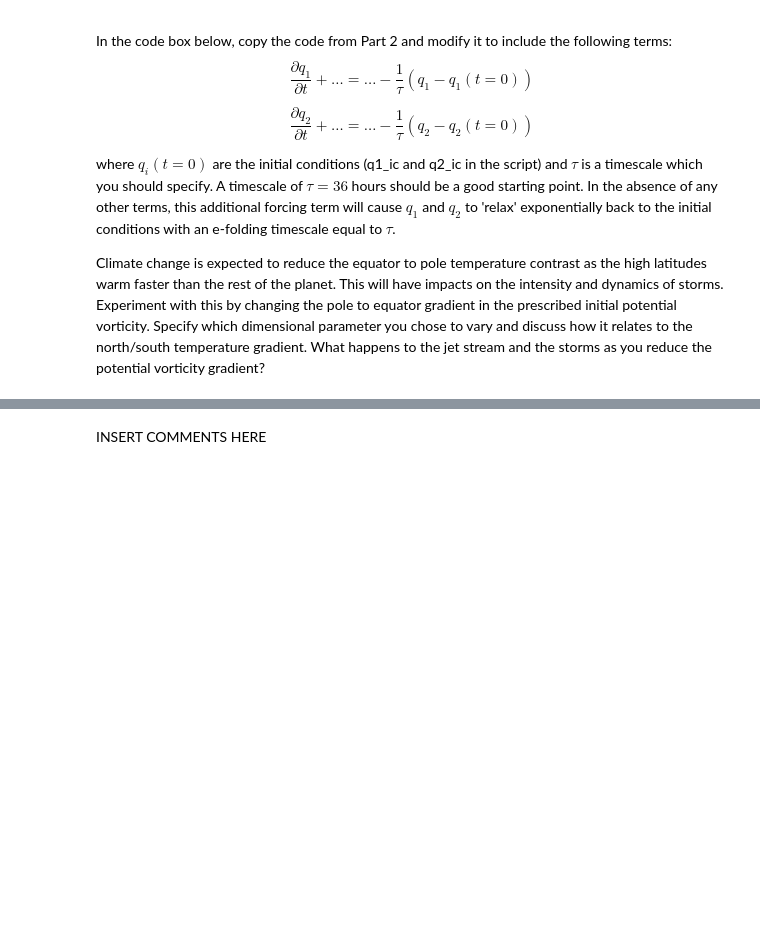
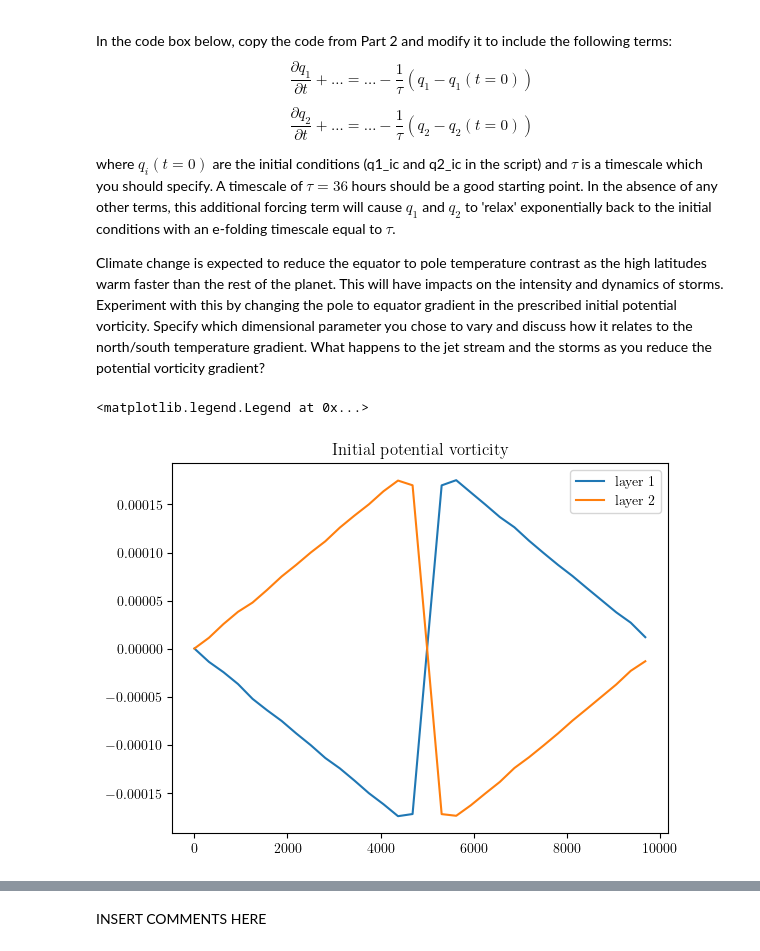
Before and after one commit to Sam0fc/QCES, a Jupyter notebook: Project4_storms.ipynb, the cells around one changed output, grey strips where cells are left out. Cells and saved outputs as stored; diff of their text form; code cells hidden in the pictures; blank space fills up the shorter version.

```diff
--- a/Project4_storms.ipynb
+++ b/Project4_storms.ipynb
@@ -462,0 +528,9 @@ Climate change is expected to reduce the equator to pole temperature contrast as
+# %%
+
+plt.plot(y[0,:],q1_save[0,0,:],label='layer 1')
+plt.plot(y[0,:],q2_save[0,0,:],label = 'layer 2')
+plt.title('Initial potential vorticity')
+plt.legend()
+# %% [output]
+<matplotlib.legend.Legend at 0x...>
+[figure, added]
```
Also changed, not shown: parts of 12 cells of this notebook, 5 other files.
